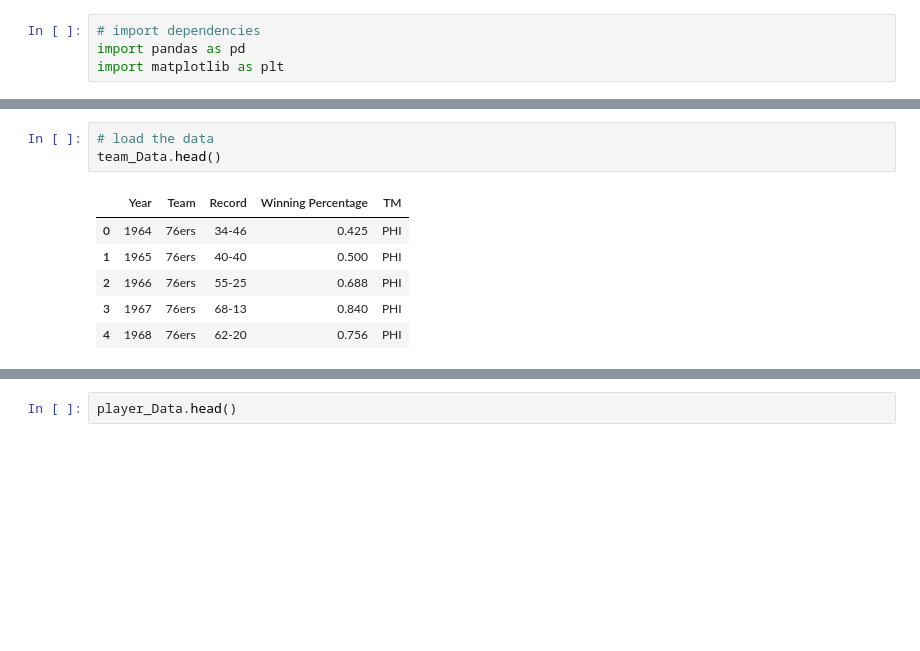
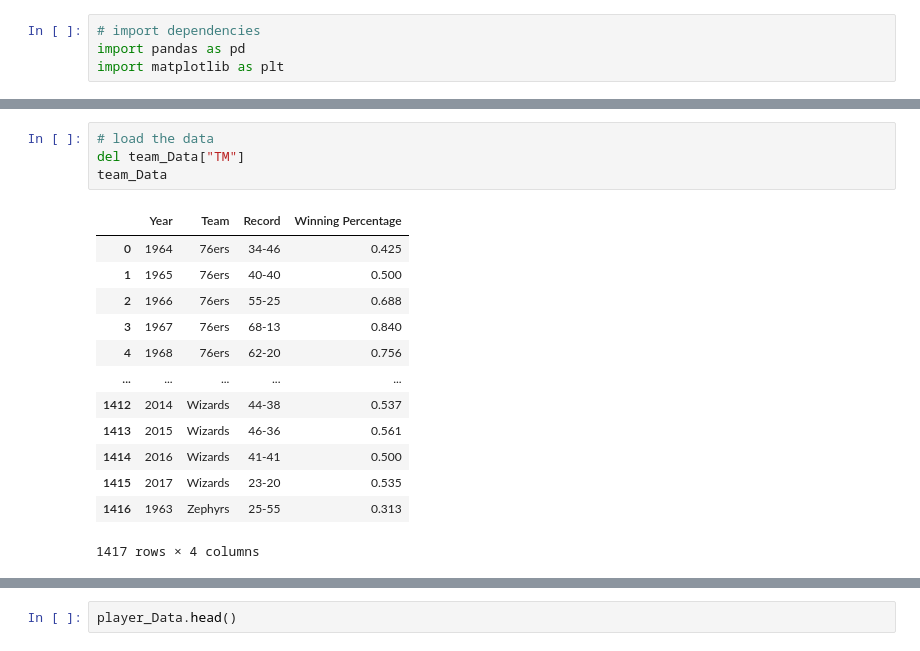
Before and after one commit to Kate-Yayla/Project1-Historical-NBA-Analysis, a Jupyter notebook: NBA Analysis.ipynb, the cells around one changed output, grey strips where cells are left out. Cells and saved outputs as stored; diff of their text form; blank space fills up the shorter version.

Commit message:
Complete NBA Data ready

```diff
--- a/NBA Analysis.ipynb
+++ b/NBA Analysis.ipynb
@@ -9,10 +26,18 @@ player_Data = pd.read_csv("Resources/playerData.csv")
 # %%
 # load the data
-team_Data.head()
+del team_Data["TM"]
+team_Data
 # %% [output]
-|  | Year | Team | Record | Winning Percentage | TM |
-| 0 | 1964 | 76ers | 34-46 | 0.425 | PHI |
-| 1 | 1965 | 76ers | 40-40 | 0.500 | PHI |
-| 2 | 1966 | 76ers | 55-25 | 0.688 | PHI |
-| 3 | 1967 | 76ers | 68-13 | 0.840 | PHI |
-| 4 | 1968 | 76ers | 62-20 | 0.756 | PHI |
+|  | Year | Team | Record | Winning Percentage |
+| 0 | 1964 | 76ers | 34-46 | 0.425 |
+| 1 | 1965 | 76ers | 40-40 | 0.500 |
+| 2 | 1966 | 76ers | 55-25 | 0.688 |
+| 3 | 1967 | 76ers | 68-13 | 0.840 |
+| 4 | 1968 | 76ers | 62-20 | 0.756 |
+| ... | ... | ... | ... | ... |
+| 1412 | 2014 | Wizards | 44-38 | 0.537 |
+| 1413 | 2015 | Wizards | 46-36 | 0.561 |
+| 1414 | 2016 | Wizards | 41-41 | 0.500 |
+| 1415 | 2017 | Wizards | 23-20 | 0.535 |
+| 1416 | 1963 | Zephyrs | 25-55 | 0.313 |
+1417 rows × 4 columns
```
Also changed, not shown: parts of 8 cells of this notebook.
